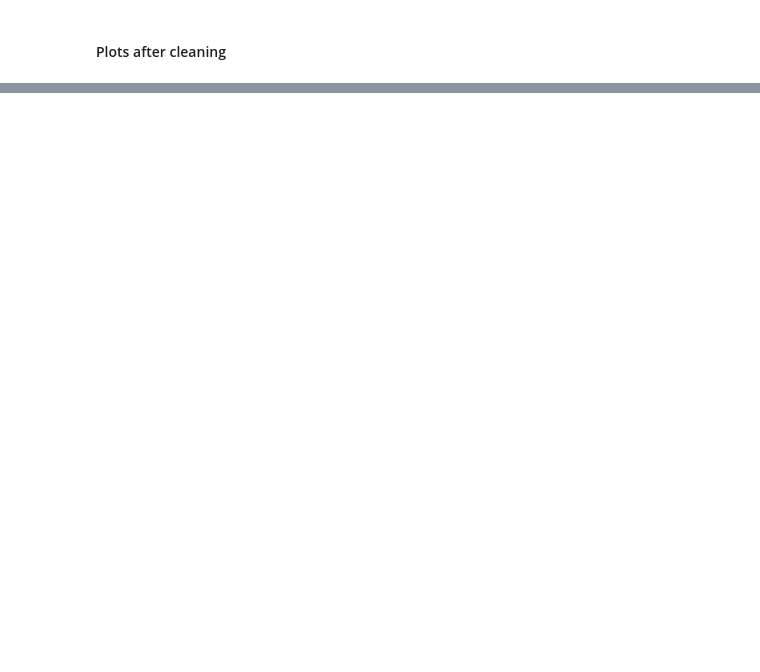
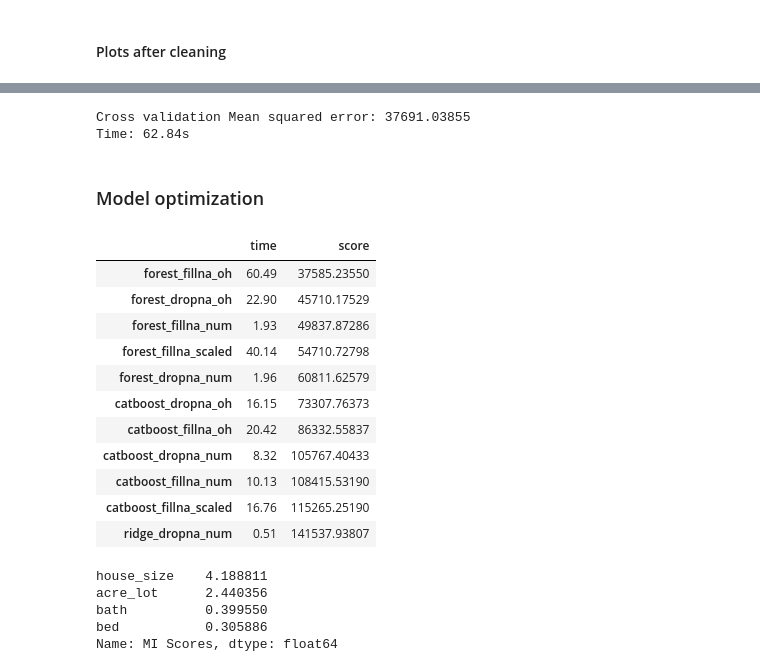
Before and after one commit to antonisgiann/ml_with_scikit-learn, a Jupyter notebook: Regression/usa-real-estate-dataset/notebook.ipynb, the cells around one changed output, grey strips where cells are left out. Saved outputs shown, nothing was run; the diff lists cells and outputs as text; code cells hidden in the pictures; blank space fills up the shorter version.

```diff
--- a/Regression/usa-real-estate-dataset/notebook.ipynb
+++ b/Regression/usa-real-estate-dataset/notebook.ipynb
@@ -251,0 +363,4 @@ From the above looks like state and city add a lot of noise and hurt performance
+# %%
+forest_reg = RandomForestRegressor(n_jobs=-1, random_state=47)
+calc_time, score = cv_calc(forest_reg, X_imp_scaled_oh, y_imp)
+metrics["forest_fillna_scaled"] = {"time":calc_time, "score": score}
@@ -251,0 +372,4 @@ From the above looks like state and city add a lot of noise and hurt performance
+# %%
+catboost_reg = CatBoostRegressor(verbose=0, random_state=47)
+calc_time, score = cv_calc(catboost_reg, X_imp_scaled_oh, y_imp)
+metrics["catboost_fillna_scaled"] = {"time":calc_time, "score": score}
@@ -251,0 +381,8 @@ From the above looks like state and city add a lot of noise and hurt performance
+# %%
+km = KMeans(n_clusters=7)
+X = X_imp.join(y_imp).loc[: , ["bed", "bath", "house_size"]]
+X["cluster"] = km.fit_predict(X)
+X.loc[:, "cluster"] = X["cluster"].astype("category")
+X_imp_cls = X_imp.copy()
+X_imp_cls["cluster"] = X["cluster"]
+X_imp_cls_oh = pd.get_dummies(X_imp_cls)
@@ -251,0 +394,36 @@ From the above looks like state and city add a lot of noise and hurt performance
+# %%
+forest = RandomForestRegressor(n_jobs=-1, random_state=47)
+calc_time, score = cv_calc(forest, X_imp_cls_oh, y_imp)
+metrics["forest_cluster"] = {"time": calc_time, "score": score}
+# %% [output]
+Cross validation Mean squared error: 37691.03855
+Time: 62.84s
+# %% [markdown]
+### Model optimization
+# %%
+pd.DataFrame(metrics).T.sort_values(by="score", ascending=True)
+# %% [output]
+|  | time | score |
+| forest_fillna_oh | 60.49 | 37585.23550 |
+| forest_dropna_oh | 22.90 | 45710.17529 |
+| forest_fillna_num | 1.93 | 49837.87286 |
+| forest_fillna_scaled | 40.14 | 54710.72798 |
+| forest_dropna_num | 1.96 | 60811.62579 |
+| catboost_dropna_oh | 16.15 | 73307.76373 |
+| catboost_fillna_oh | 20.42 | 86332.55837 |
+| catboost_dropna_num | 8.32 | 105767.40433 |
+| catboost_fillna_num | 10.13 | 108415.53190 |
+| catboost_fillna_scaled | 16.76 | 115265.25190 |
+| ridge_dropna_num | 0.51 | 141537.93807 |
+# %%
+from sklearn.feature_selection import mutual_info_regression
+
+mi_scores = mutual_info_regression(X_dropna_all_num, y_dropna_all)
+mi_scores = pd.Series(mi_scores, name="MI Scores", index=X_dropna_all_num.columns)
+mi_scores.sort_values(ascending=False)
+# %% [output]
+house_size    4.188811
+acre_lot      2.440356
+bath          0.399550
+bed           0.305886
+Name: MI Scores, dtype: float64
```
Also changed, not shown: parts of 60 cells of this notebook.
